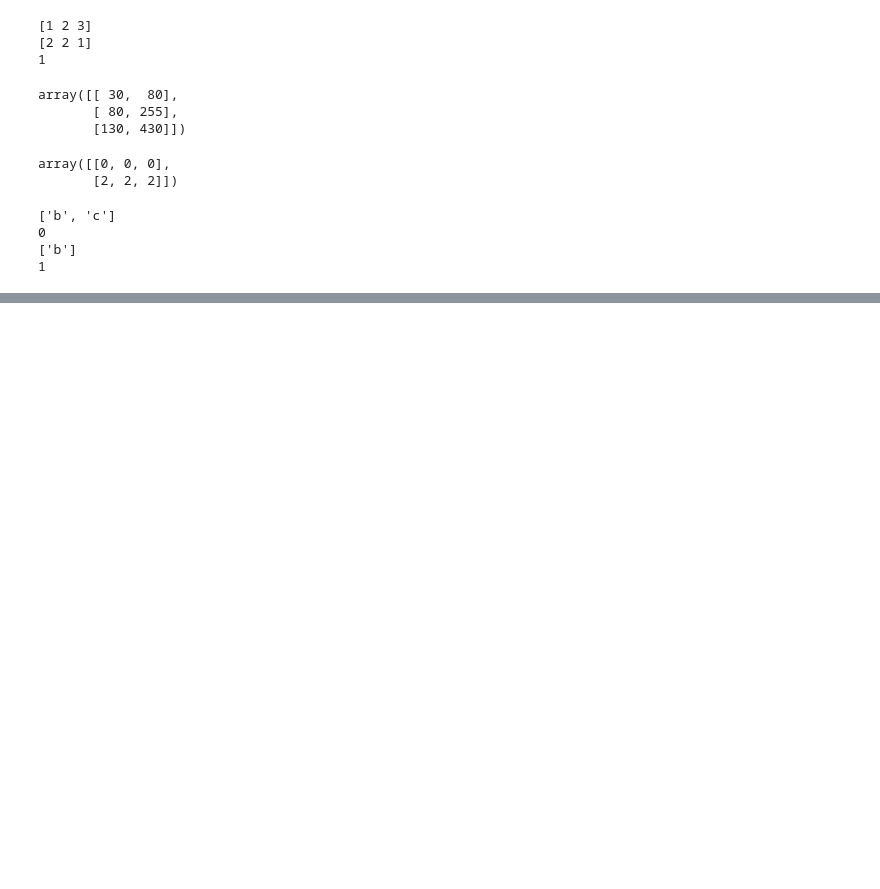
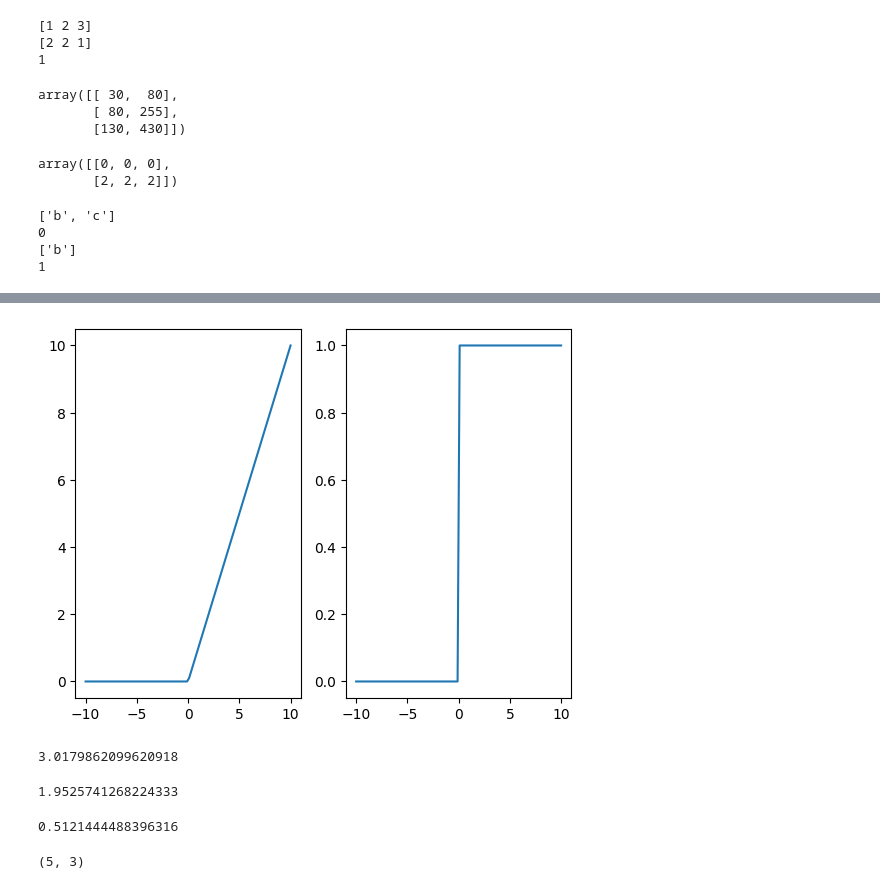
Before and after one commit to yangbc30/cs231n, a Jupyter notebook: assignment1/test.ipynb, the cells around one changed output, grey strips where cells are left out. Drawn from its saved outputs; the diff is of its cells as text; code cells hidden in the pictures; blank space fills up the shorter version.

```diff
--- a/assignment1/test.ipynb
+++ b/assignment1/test.ipynb
@@ -92,0 +238,32 @@ for test_index, test in enumerate(lst):
+# %%
+def relu(x):
+    return np.maximum(0, x)
+
+def drelu(x):
+    return np.where(x > 0, 1, 0)
+
+
+x = np.linspace(-10, 10, 100)
+
+fig, (ax1, ax2) = plt.subplots(1, 2)
+
+
+ax1.plot(x, relu(x))
+
+ax2.plot(x, drelu(x))
+
+fig.show()
+# %% [output]
+[figure, added]
+# %%
+3+sigmoid(-4)
+# %% [output]
+3.0179862099620918
+# %%
+sigmoid(3) + 1
+# %% [output]
+1.9525741268224333
+# %%
+1/(sigmoid(3) + 1)
+# %% [output]
+0.5121444488396316
@@ -92,0 +274,4 @@ for test_index, test in enumerate(lst):
+# %%
+D.shape
+# %% [output]
+(5, 3)
```
Also changed, not shown: parts of 26 cells of this notebook, 35 other files.
